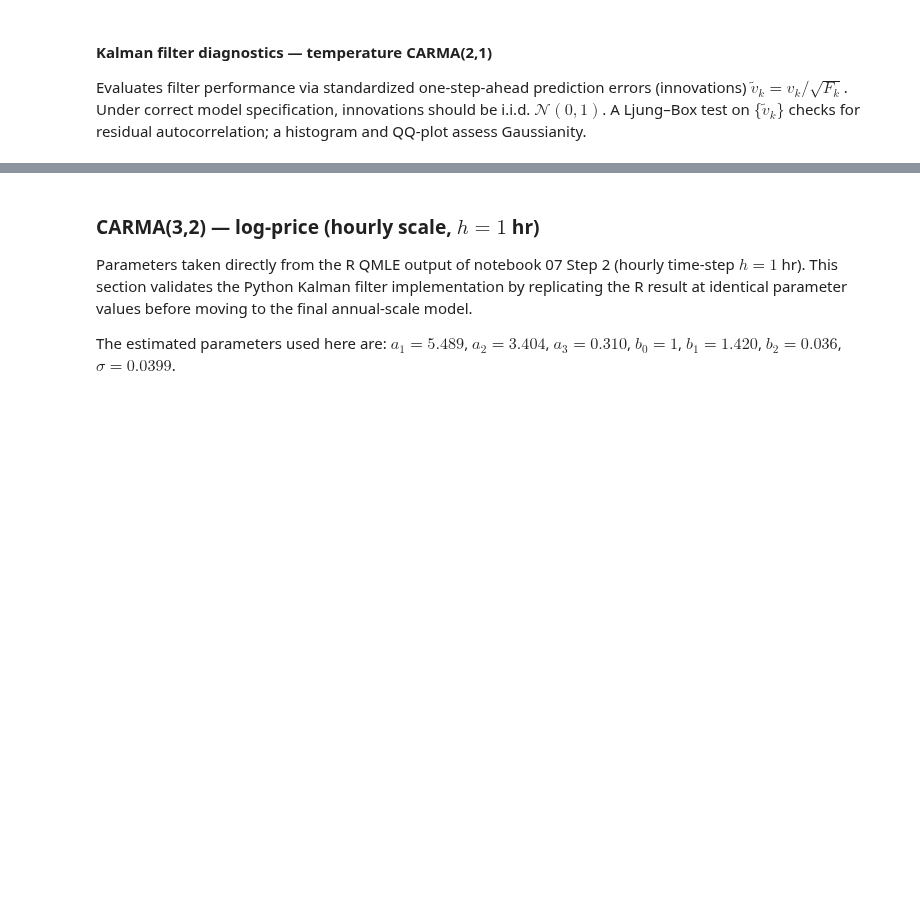
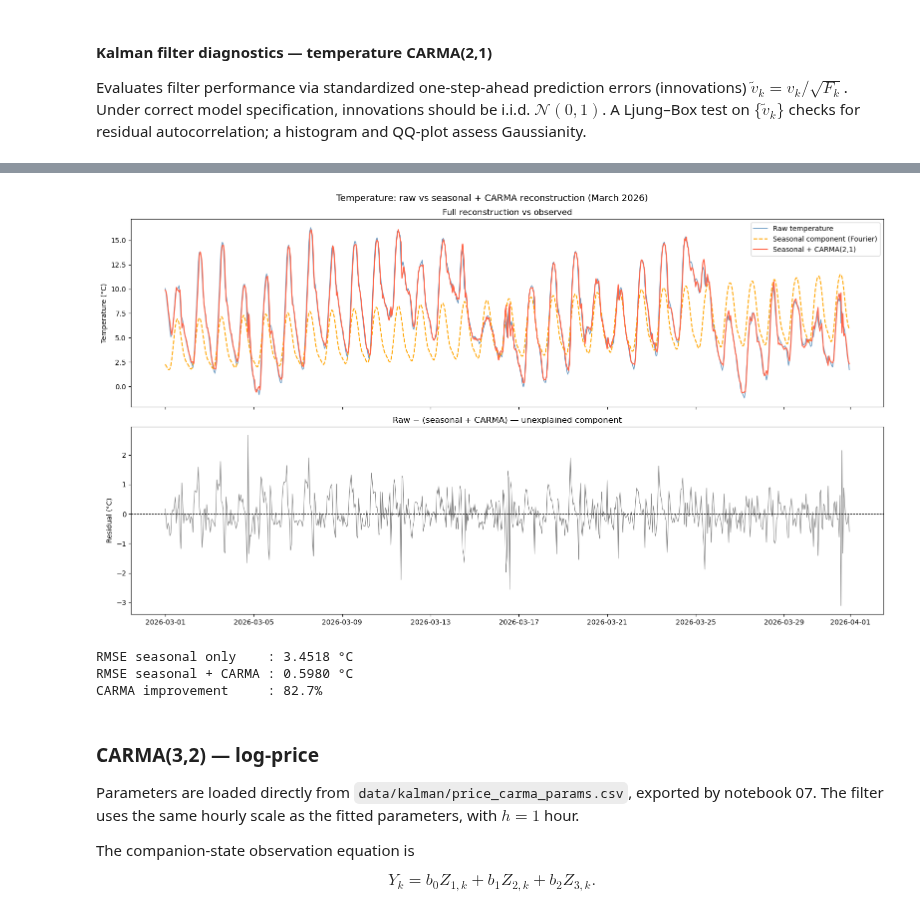
Before and after one commit to gabrielprieurq/carma-quonto, a Jupyter notebook: notebooks/05carma_fit.ipynb, the cells around one changed output, grey strips where cells are left out. Drawn from its saved outputs; the diff is of its cells as text; code cells hidden in the pictures; blank space fills up the shorter version.

```diff
--- a/notebooks/05carma_fit.ipynb
+++ b/notebooks/05carma_fit.ipynb
@@ -206,9 +408,54 @@ plt.show()
+# %%
+# Reconstruction: raw temperature vs seasonal + CARMA fit (March 2026)
+mask_mar = (time_2026 >= pd.Timestamp("2026-03-01", tz="UTC")) & \
+           (time_2026 <  pd.Timestamp("2026-04-01", tz="UTC"))
+
+t_mar       = time_2026[mask_mar]
+raw_mar     = temp_2026_raw[mask_mar]
+seas_mar    = temp_2026_seas[mask_mar]
+carma_mar   = y_hat_2026[mask_mar]         # CARMA one-step-ahead on residuals
+recon_mar   = seas_mar + carma_mar         # full reconstruction
+
+fig, axes = plt.subplots(2, 1, figsize=(16, 9), sharex=True)
+fig.suptitle("Temperature: raw vs seasonal + CARMA reconstruction (March 2026)",
+             fontsize=13)
+
+axes[0].plot(t_mar, raw_mar,   linewidth=1.2, alpha=0.8,
+             label="Raw temperature",              color="steelblue")
+axes[0].plot(t_mar, seas_mar,  linewidth=1.5, linestyle="--",
+             label="Seasonal component (Fourier)",  color="orange")
+axes[0].plot(t_mar, recon_mar, linewidth=1.5,
+             label="Seasonal + CARMA(2,1)",         color="tomato")
+axes[0].set_ylabel("Temperature (\u00b0C)")
+axes[0].set_title("Full reconstruction vs observed")
+axes[0].legend()
+
+axes[1].plot(t_mar, raw_mar - recon_mar, linewidth=0.8, color="grey")
+axes[1].axhline(0, linestyle="--", color="k", linewidth=0.8)
+axes[1].set_ylabel("Residual (\u00b0C)")
+axes[1].set_title("Raw − (seasonal + CARMA) — unexplained component")
+
+plt.tight_layout()
+plt.show()
+
+rmse_recon = float(np.sqrt(np.mean((raw_mar - recon_mar) ** 2)))
+rmse_seas  = float(np.sqrt(np.mean((raw_mar - seas_mar)  ** 2)))
+print(f"RMSE seasonal only    : {rmse_seas:.4f} \u00b0C")
+print(f"RMSE seasonal + CARMA : {rmse_recon:.4f} \u00b0C")
+print(f"CARMA improvement     : {(1 - rmse_recon/rmse_seas)*100:.1f}%")
+# %% [output]
+[figure, added]
+RMSE seasonal only    : 3.4518 °C
+RMSE seasonal + CARMA : 0.5980 °C
+CARMA improvement     : 82.7%
 # %% [markdown]
-### CARMA(3,2) — log-price (hourly scale, $h = 1$ hr)
+### CARMA(3,2) — log-price
 
-Parameters taken directly from the R QMLE output of notebook 07 Step 2 (hourly time-step $h = 1$ hr). This section validates the Python Kalman filter implementation by replicating the R result at identical parameter values before moving to the final annual-scale model.
+Parameters are loaded directly from `data/kalman/price_carma_params.csv`, exported by notebook 07. The filter uses the same hourly scale as the fitted parameters, with $h = 1$ hour.
 
-The estimated parameters used here are: $a_1 = 5.489$, $a_2 = 3.404$, $a_3 = 0.310$, $b_0 = 1$, $b_1 = 1.420$, $b_2 = 0.036$, $\sigma = 0.0399$.
+The companion-state observation equation is
+
+$$Y_k = b_0 Z_{1,k} + b_1 Z_{2,k} + b_2 Z_{3,k}.$$
 # %%
 import numpy as np
 import pandas as pd
```
Also changed, not shown: parts of 15 cells of this notebook, 38 other files.
